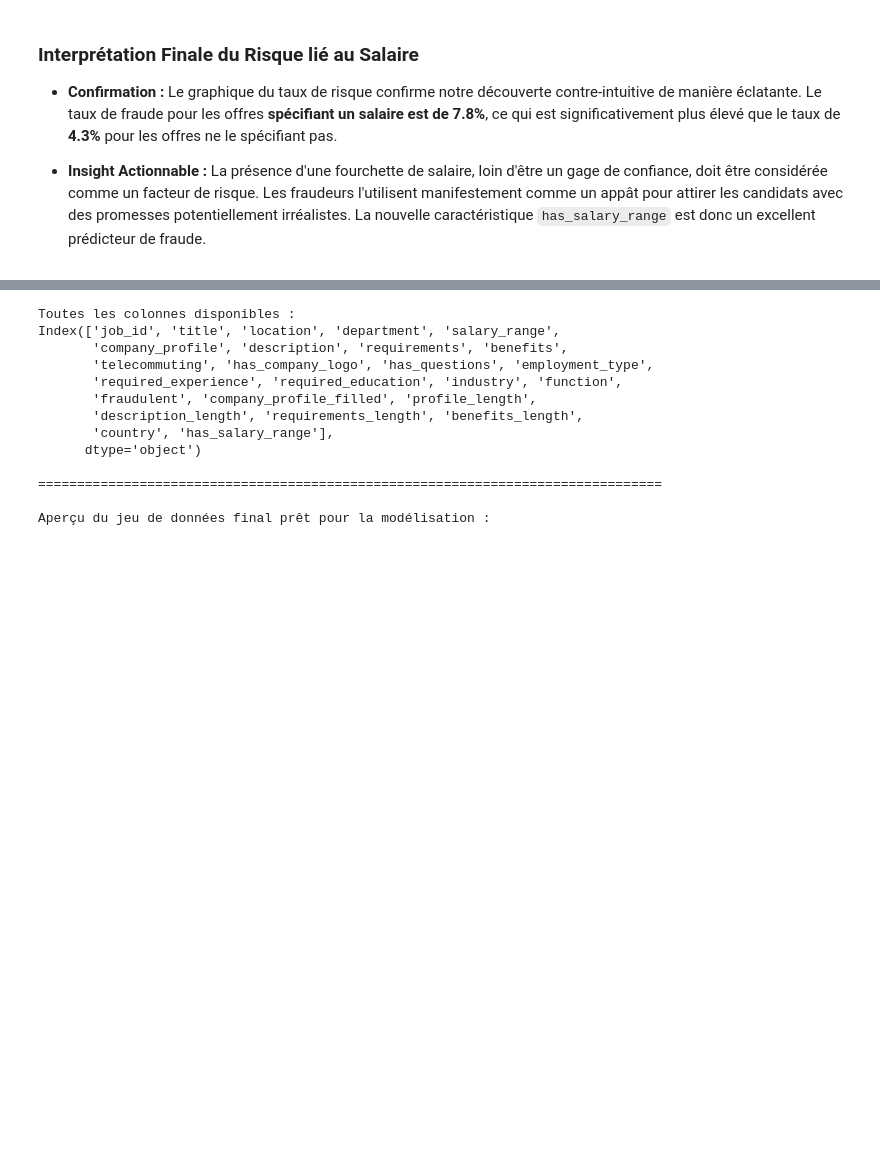
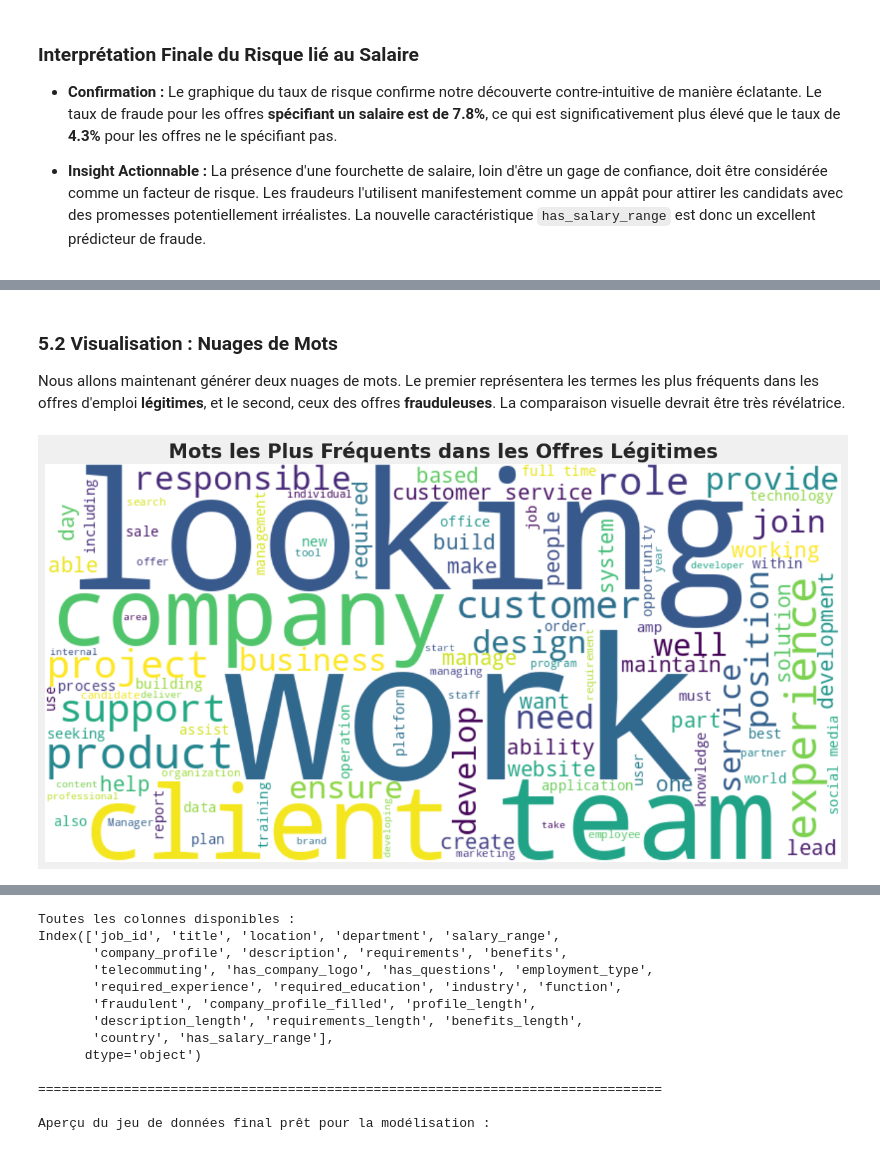
Before and after one commit to manfoya/Fake-Job-Posting-Detection-Analysis, a Jupyter notebook: analysis.ipynb, the cells around one changed output, grey strips where cells are left out. Cells and saved outputs as stored; diff of their text form; code cells hidden in the pictures; blank space fills up the shorter version.

Commit message:
feat: Add NLP analysis with word clouds to uncover vocabulary differences

```diff
--- a/analysis.ipynb
+++ b/analysis.ipynb
@@ -621,0 +630,24 @@ has_salary_range
+# %%
+# Importation des bibliothèques nécessaires pour le traitement du texte et la génération de nuages de mots
+from wordcloud import WordCloud
+import nltk
+from nltk.corpus import stopwords
+
+# Télécharger la liste des stop words (à faire une seule fois)
+try:
+    stop_words = set(stopwords.words('english'))
+except LookupError:
+    nltk.download('stopwords')
+    stop_words = set(stopwords.words('english'))
+
+print("Exemple de quelques 'stop words' qui seront retirés :")
+print(list(stop_words)[:15])
+
+# Concaténer toutes les descriptions pour les offres légitimes
+legit_text = " ".join(df[df['fraudulent'] == 0]['description'])
+
+# Concaténer toutes les descriptions pour les offres frauduleuses
+fraud_text = " ".join(df[df['fraudulent'] == 1]['description'])
+
+print(f"\nNombre de caractères dans les descriptions légitimes : {len(legit_text)}")
+print(f"Nombre de caractères dans les descriptions frauduleuses : {len(fraud_text)}")
@@ -621,0 +663,23 @@ has_salary_range
+# %% [markdown]
+### 5.2 Visualisation : Nuages de Mots
+
+Nous allons maintenant générer deux nuages de mots. Le premier représentera les termes les plus fréquents dans les offres d'emploi **légitimes**, et le second, ceux des offres **frauduleuses**. La comparaison visuelle devrait être très révélatrice.
+# %%
+# Nuage de Mots pour les Offres LÉGITIMES
+
+# Création de l'objet WordCloud
+# On spécifie les dimensions, la couleur de fond, et surtout, les stop words à exclure.
+wordcloud_legit = WordCloud(width=800, height=400,
+                            background_color='white',
+                            stopwords=stop_words,
+                            max_words=100, # On limite aux 100 mots les plus fréquents
+                            colormap='viridis').generate(legit_text)
+
+# Affichage du nuage de mots
+plt.figure(figsize=(15, 7))
+plt.imshow(wordcloud_legit, interpolation='bilinear')
+plt.axis('off') # On cache les axes
+plt.title('Mots les Plus Fréquents dans les Offres Légitimes', fontsize=20, fontweight='bold')
+plt.show()
+# %% [output]
+[figure, added]
```
Also changed, not shown: parts of 7 cells of this notebook, 3 other files.
